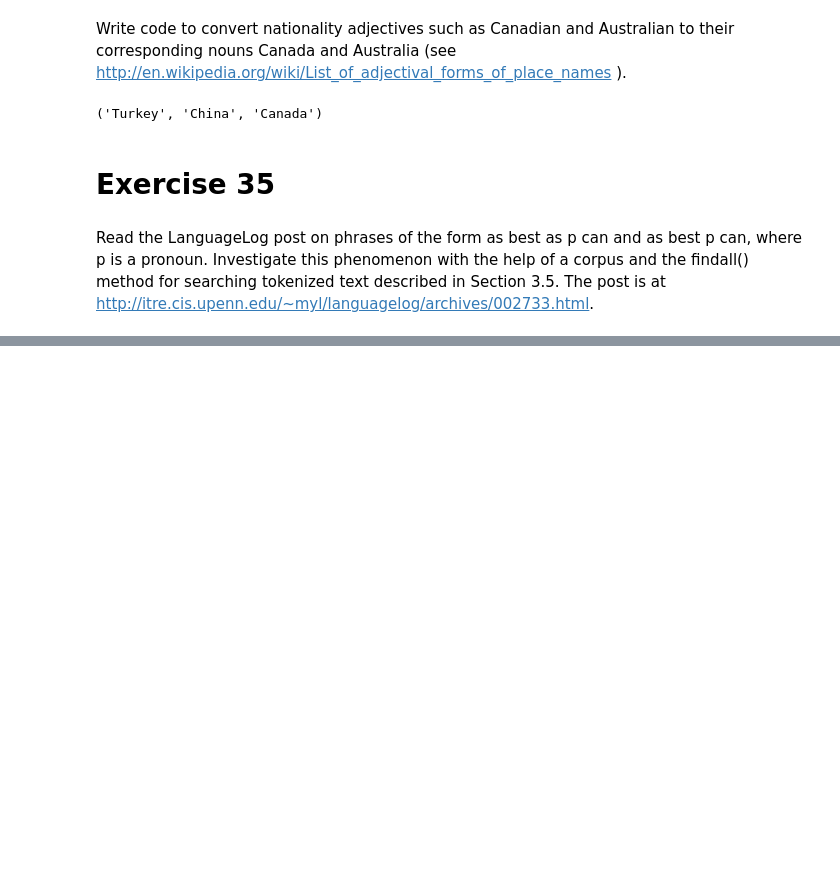
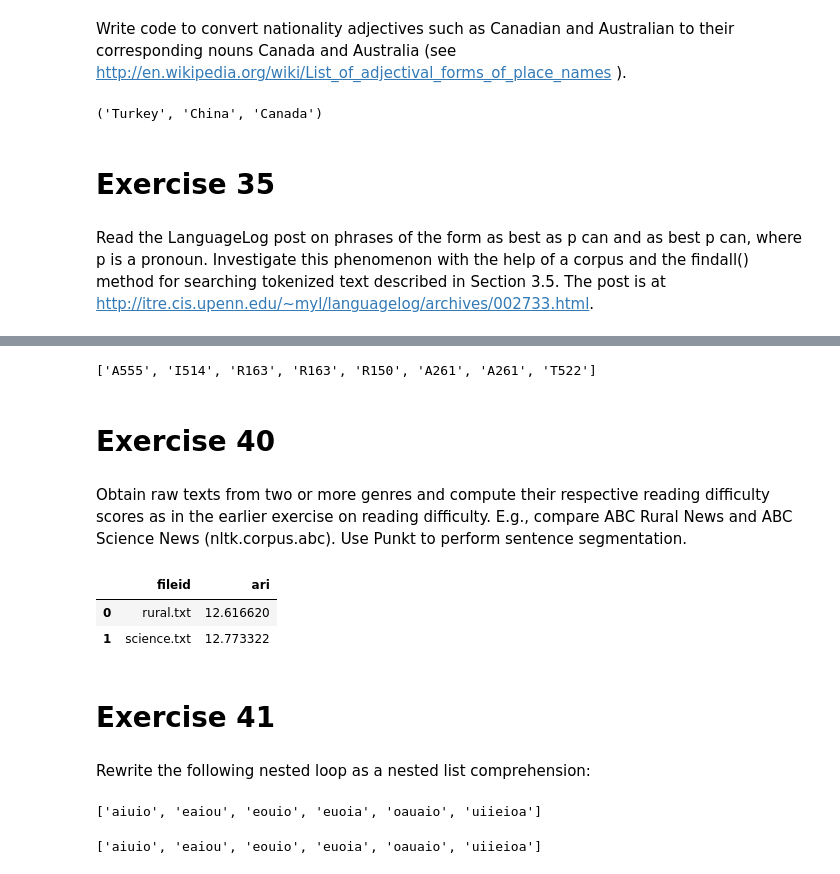
Before and after one commit to rjafarau/nltk-book, a Jupyter notebook: solutions/chapter_03.ipynb, the cells around one changed output, grey strips where cells are left out. Cells and saved outputs as stored; diff of their text form; code cells hidden in the pictures; blank space fills up the shorter version.

```diff
--- a/solutions/chapter_03.ipynb
+++ b/solutions/chapter_03.ipynb
@@ -826,0 +983,11 @@ The post is at http://itre.cis.upenn.edu/~myl/languagelog/archives/002733.html.
+# %%
+list(map(soundex_v02, words))
+# %% [output]
+['А555', 'I514', 'R163', 'R163', 'R150', 'A261', 'A261', 'T522']
+# %% [markdown]
+# Exercise 40
+# %% [markdown]
+Obtain raw texts from two or more genres and compute their respective reading
+difficulty scores as in the earlier exercise on reading difficulty. E.g., compare ABC
+Rural News and ABC Science News (nltk.corpus.abc). Use Punkt to perform sentence
+segmentation.
@@ -826,0 +996,19 @@ The post is at http://itre.cis.upenn.edu/~myl/languagelog/archives/002733.html.
+# %%
+ari_df = pd.DataFrame(
+    data=[
+        (fileid, get_ari(nltk.word_tokenize(abc.raw(fileid)),
+                         [nltk.word_tokenize(sent) for sent in nltk.sent_tokenize(abc.raw(fileid))]))
+        for fileid in abc.fileids()
+    ],
+    columns=['fileid', 'ari']
+)
+# %%
+ari_df
+# %% [output]
+|  | fileid | ari |
+| 0 | rural.txt | 12.616620 |
+| 1 | science.txt | 12.773322 |
+# %% [markdown]
+# Exercise 41
+# %% [markdown]
+Rewrite the following nested loop as a nested list comprehension:
@@ -826,0 +1018,15 @@ The post is at http://itre.cis.upenn.edu/~myl/languagelog/archives/002733.html.
+# %%
+vsequences = set()
+for word in words:
+    vowels = []
+    for char in word:
+        if char in 'aeiou':
+            vowels.append(char)
+    vsequences.add(''.join(vowels))
+sorted(vsequences)
+# %% [output]
+['aiuio', 'eaiou', 'eouio', 'euoia', 'oauaio', 'uiieioa']
+# %%
+sorted(''.join(char for char in word if char in 'aeiou') for word in words)
+# %% [output]
+['aiuio', 'eaiou', 'eouio', 'euoia', 'oauaio', 'uiieioa']
```
Also changed, not shown: parts of 35 cells of this notebook.
